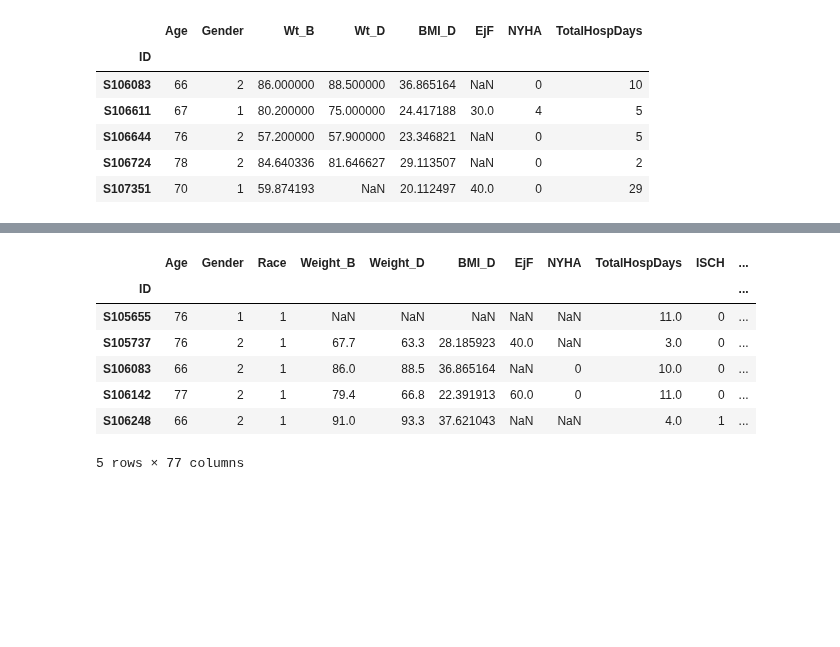
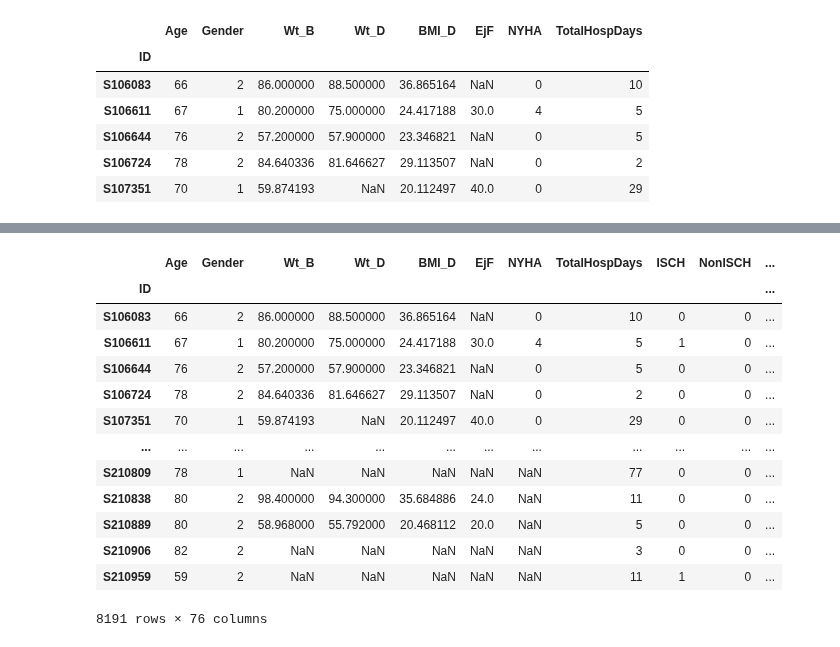
Before and after one commit to jozieLamp/CARNA, a Jupyter notebook: Score Label Preprocessing/ARIC Comm Data Preprocessing.ipynb, the cells around one changed output, grey strips where cells are left out. Drawn from its saved outputs; the diff is of its cells as text; code cells hidden in the pictures; blank space fills up the shorter version.

```diff
--- a/Score Label Preprocessing/ARIC Comm Data Preprocessing.ipynb
+++ b/Score Label Preprocessing/ARIC Comm Data Preprocessing.ipynb
@@ -622,42 +631,48 @@ for i in idx:
     f = t['BPDIAS_D'] - t['PCWP']
     c = f - b
 
     base.append(b)
     final.append(f)
     chg.append(c)
 
 cohort['CPP_B'] = base
 cohort['CPP_D'] = final
 
 #PRAPRat
 chg = []
 base = []
 final = []
 for i in idx:
     t = cohort.loc[i]
 
     b = t['PP_B'] / t['RAP']
     f = t['PP_D'] / t['RAP']
     c = f - b
 
     base.append(b)
     final.append(f)
     chg.append(c)
 
 cohort['PRAPRat_B'] = base
 cohort['PRAPRat_D'] = final
 
 
-cohort.head(5)
+cohort
 # %% [output]
-|  | Age | Gender | Race | Weight_B | Weight_D | BMI_D | EjF | NYHA | TotalHospDays | ISCH | ... |
+|  | Age | Gender | Wt_B | Wt_D | BMI_D | EjF | NYHA | TotalHospDays | ISCH | NonISCH | ... |
 | ID |  |  |  |  |  |  |  |  |  |  | ... |
-| S105655 | 76 | 1 | 1 | NaN | NaN | NaN | NaN | NaN | 11.0 | 0 | ... |
-| S105737 | 76 | 2 | 1 | 67.7 | 63.3 | 28.185923 | 40.0 | NaN | 3.0 | 0 | ... |
-| S106083 | 66 | 2 | 1 | 86.0 | 88.5 | 36.865164 | NaN | 0 | 10.0 | 0 | ... |
-| S106142 | 77 | 2 | 1 | 79.4 | 66.8 | 22.391913 | 60.0 | 0 | 11.0 | 0 | ... |
-| S106248 | 66 | 2 | 1 | 91.0 | 93.3 | 37.621043 | NaN | NaN | 4.0 | 1 | ... |
+| S106083 | 66 | 2 | 86.000000 | 88.500000 | 36.865164 | NaN | 0 | 10 | 0 | 0 | ... |
+| S106611 | 67 | 1 | 80.200000 | 75.000000 | 24.417188 | 30.0 | 4 | 5 | 1 | 0 | ... |
+| S106644 | 76 | 2 | 57.200000 | 57.900000 | 23.346821 | NaN | 0 | 5 | 0 | 0 | ... |
+| S106724 | 78 | 2 | 84.640336 | 81.646627 | 29.113507 | NaN | 0 | 2 | 0 | 0 | ... |
+| S107351 | 70 | 1 | 59.874193 | NaN | 20.112497 | 40.0 | 0 | 29 | 0 | 0 | ... |
+| ... | ... | ... | ... | ... | ... | ... | ... | ... | ... | ... | ... |
+| S210809 | 78 | 1 | NaN | NaN | NaN | NaN | NaN | 77 | 0 | 0 | ... |
+| S210838 | 80 | 2 | 98.400000 | 94.300000 | 35.684886 | 24.0 | NaN | 11 | 0 | 0 | ... |
+| S210889 | 80 | 2 | 58.968000 | 55.792000 | 20.468112 | 20.0 | NaN | 5 | 0 | 0 | ... |
+| S210906 | 82 | 2 | NaN | NaN | NaN | NaN | NaN | 3 | 0 | 0 | ... |
+| S210959 | 59 | 2 | NaN | NaN | NaN | NaN | NaN | 11 | 1 | 0 | ... |
-5 rows × 77 columns
+8191 rows × 76 columns
 # %%
 #Make separate datasets
 
```
Also changed, not shown: parts of 8 cells of this notebook, 2 other files.
